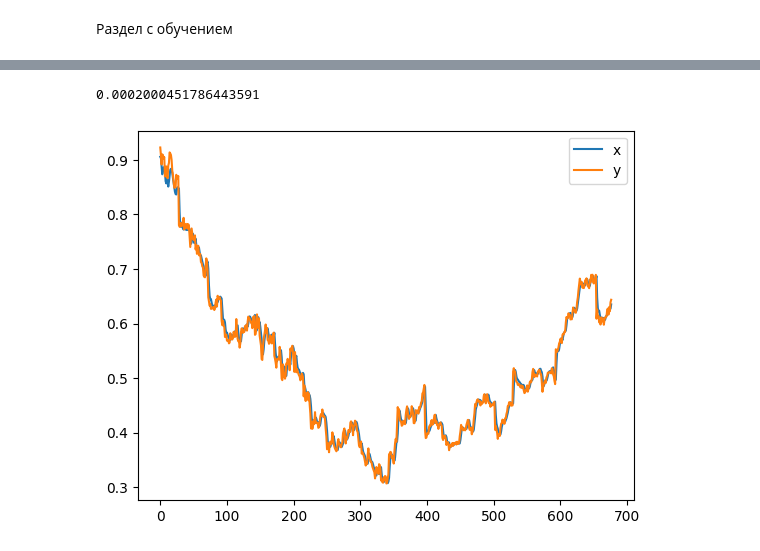
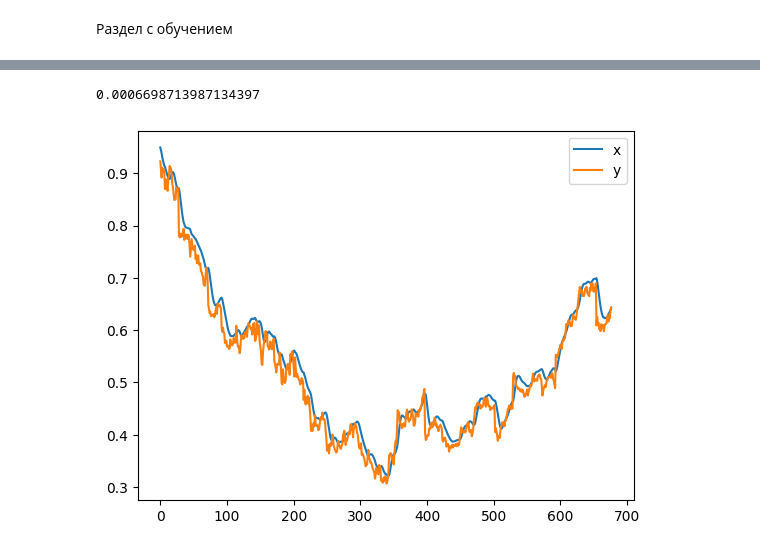
Before and after one commit to Mjorni/ML_Trading, a Jupyter notebook: main.ipynb, the cells around one changed output, grey strips where cells are left out. Cells and saved outputs as stored; diff of their text form; code cells hidden in the pictures.

```diff
--- a/main.ipynb
+++ b/main.ipynb
@@ -89,14 +89,15 @@ from tensorflow.keras.layers import Dense, LSTM, Dropout, Activation
 # %%
 #Создание модели
 model = Sequential([
-            LSTM(128, input_shape = (lb, 1), return_sequences = True),
-            Dropout(0.1),
-            LSTM(10),
+            LSTM(64, input_shape = (lb, 1), return_sequences = True),
+            LSTM(32),
+            Dense(16),
+            Dropout(.2), # потом убрать
             Dense(1)
         ])
 model.compile(optimizer = 'adam', loss = 'mse')
 
-history = model.fit(x_train, y_train, epochs = 50, shuffle=False)
+history = model.fit(x_train, y_train, epochs = 10, shuffle=False)
 get_result()
 model.evaluate(x_test, y_test)
 # %% [output]
@@ -120,5 +121,5 @@ Epoch 50/50
-0.0002000451786443591
+0.0006698713987134397
-[figure, old version]
+[figure, new version]
 # %%
 x_train = x_train.reshape((x_train.shape[0], x_train.shape[1], 1))
 # %%
```
Also changed, not shown: parts of 4 cells of this notebook.
